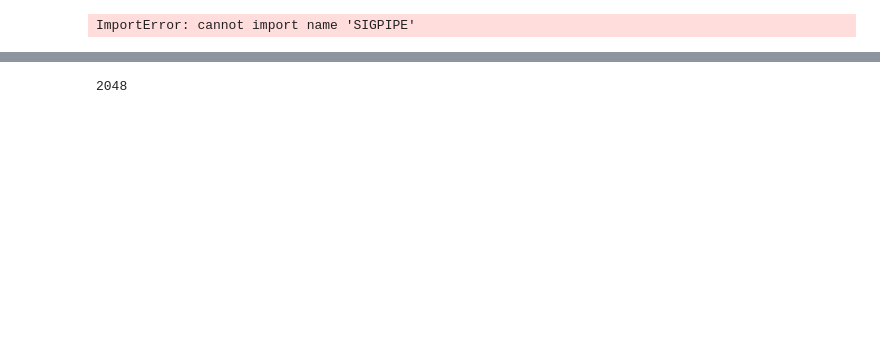
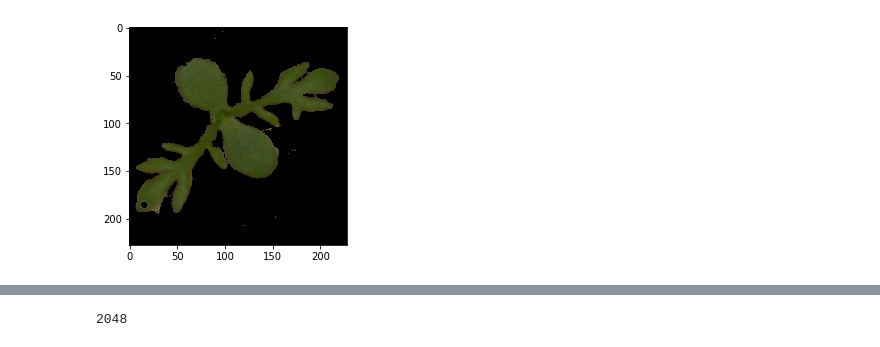
Before and after one commit to unnat5/OpenCv_Tutorail, a Jupyter notebook: Untitled.ipynb, the cells around one changed output, grey strips where cells are left out. Saved outputs shown, nothing was run; the diff lists cells and outputs as text; code cells hidden in the pictures; blank space fills up the shorter version.

```diff
--- a/Untitled.ipynb
+++ b/Untitled.ipynb
@@ -52,2 +98,16 @@ train_dataloader = DataLoader(SIGNSDataset(train_data_path, train_transformer),
+# %%
+# WITH COLOR FILTERING
+
+weed_hsv = cv2.cvtColor(weed,cv2.COLOR_BGR2HSV)
+sensitivity = 39
+a =np.array([60 - sensitivity, 100, 50])  #lower_Range
+b=np.array([60 + sensitivity, 255, 255]) # upper_Range
+mask = cv2.inRange(weed_hsv,a,b)
+
+res_w = cv2.bitwise_and(weed1,weed1,mask= mask)
+plt.imshow(res_w)
+plt.show()
+# %% [output]
+[figure, added]
 # %%
 data_transform = {'train': transforms.Compose([
@@ -75,7 +136,0 @@ import sys
-# %%
-import signal
-
-from signal import signal, SIGPIPE, SIG_DFL
-signal(SIGPIPE,SIG_DFL)
-# %% [output]
-ImportError: cannot import name 'SIGPIPE'
```
Also changed, not shown: parts of 18 cells of this notebook.
